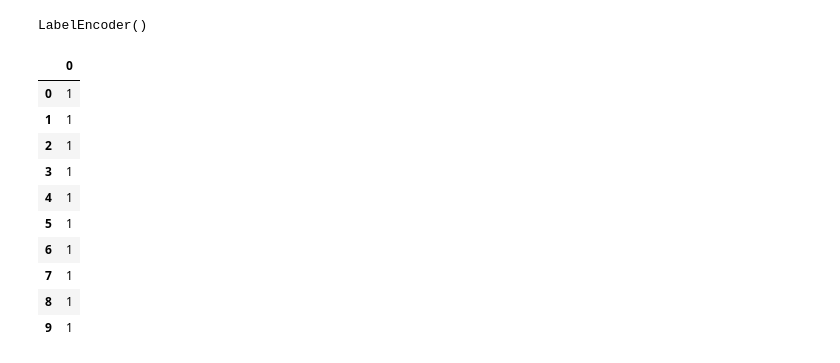
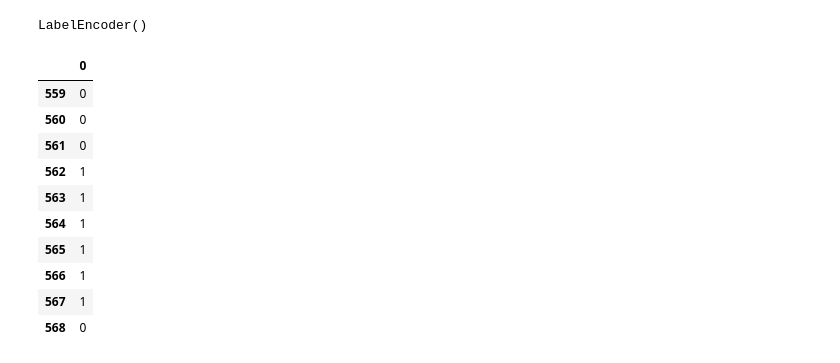
Before and after one commit to LinaSachuk/Deploying-Machine-Learning-Models, a Jupyter notebook: Breast Cancer Classification.ipynb, the cells around one changed output. Saved outputs shown, nothing was run; the diff lists cells and outputs as text; code cells hidden in the pictures.

```diff
--- a/Breast Cancer Classification.ipynb
+++ b/Breast Cancer Classification.ipynb
@@ -238,16 +238,16 @@ LabelEncoder()
 Y_norm = le.transform(Y_norm)
 # %%
 Y_norm = pd.DataFrame(Y_norm)
-Y_norm.head(10)
+Y_norm.tail(10)
 # %% [output]
 |  | 0 |
-| 0 | 1 |
-| 1 | 1 |
-| 2 | 1 |
-| 3 | 1 |
-| 4 | 1 |
-| 5 | 1 |
-| 6 | 1 |
-| 7 | 1 |
-| 8 | 1 |
-| 9 | 1 |
+| 559 | 0 |
+| 560 | 0 |
+| 561 | 0 |
+| 562 | 1 |
+| 563 | 1 |
+| 564 | 1 |
+| 565 | 1 |
+| 566 | 1 |
+| 567 | 1 |
+| 568 | 0 |
```
Also changed, not shown: parts of 5 cells of this notebook.
